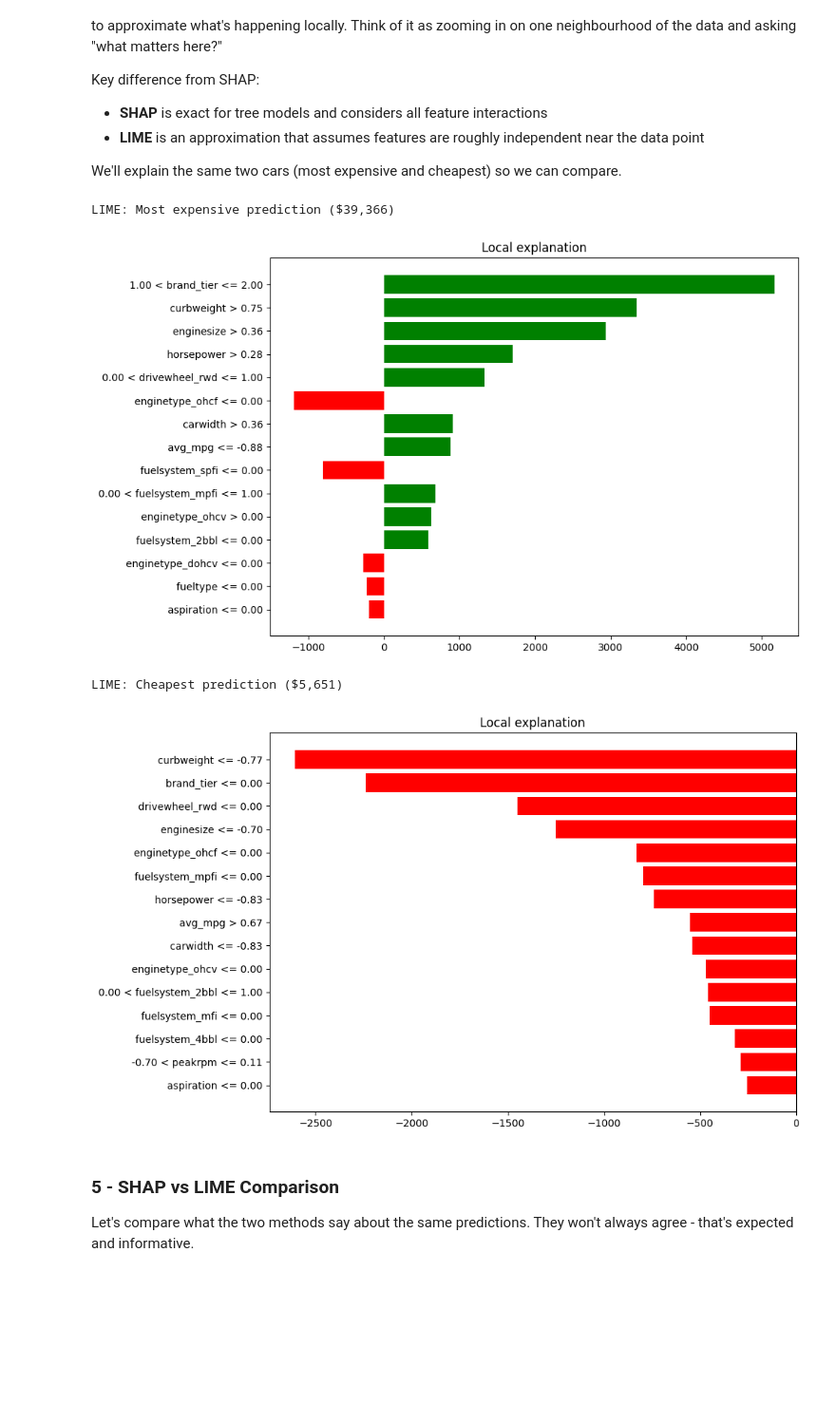
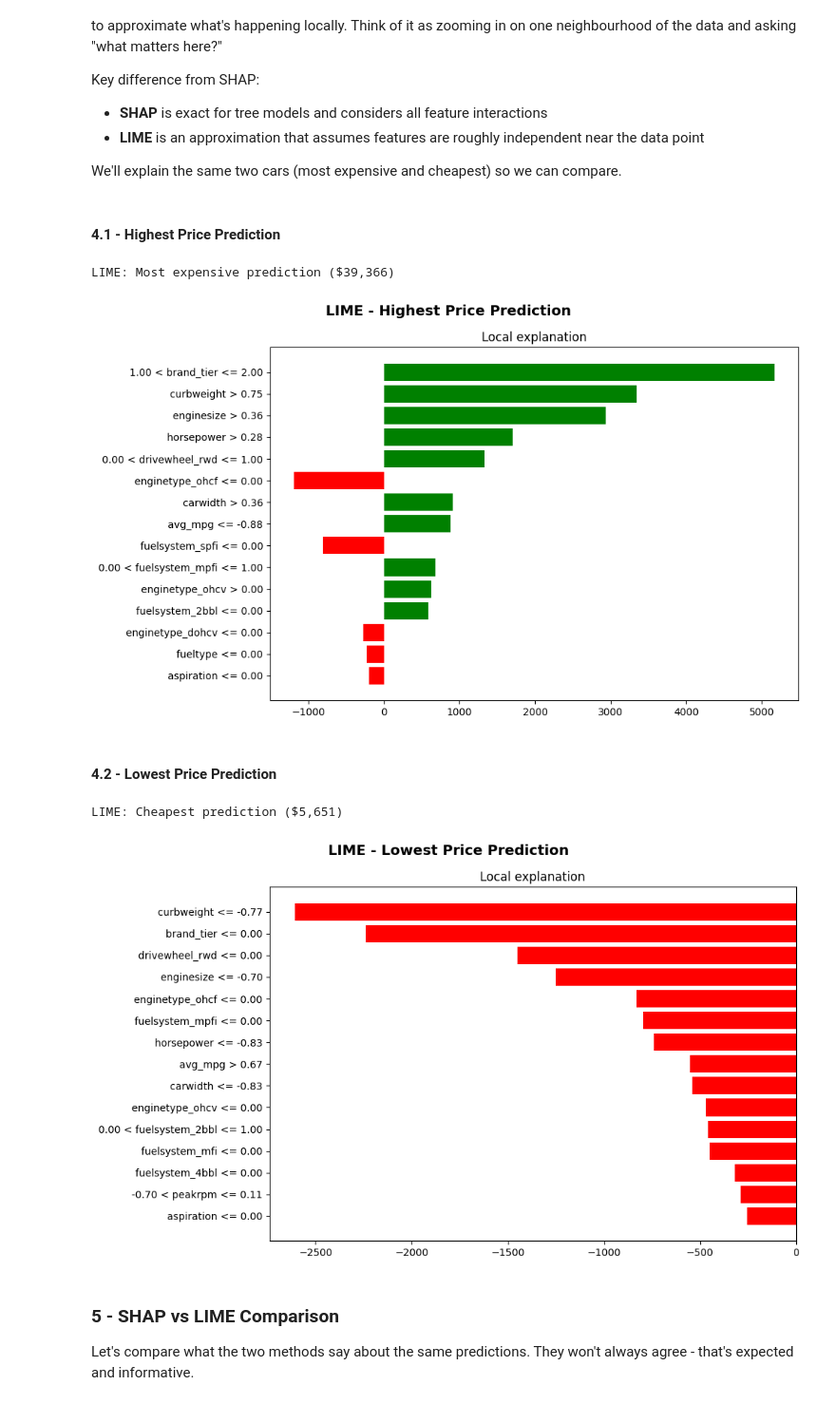
Before and after one commit to krauseannelize/ml-car-price-prediction, a Jupyter notebook: notebooks/08-explainability.ipynb, the cells around one changed output. Shown at 95% size. Saved outputs shown, nothing was run; the diff lists cells and outputs as text; code cells hidden in the pictures; blank space fills up the shorter version.

```diff
--- a/notebooks/08-explainability.ipynb
+++ b/notebooks/08-explainability.ipynb
@@ -135,6 +151,8 @@ lime_explainer = lime.lime_tabular.LimeTabularExplainer(
     mode="regression",
     random_state=42,
 )
+# %% [markdown]
+#### 4.1 - Highest Price Prediction
 # %%
 print(f"LIME: Most expensive prediction (${y_pred[idx_expensive]:,.0f})")
 exp_expensive = lime_explainer.explain_instance(
@@ -143,28 +161,32 @@ exp_expensive = lime_explainer.explain_instance(
     num_features=15,
 )
 fig = exp_expensive.as_pyplot_figure()
+fig.suptitle("LIME - Highest Price Prediction", fontsize=14, fontweight="bold")
 fig.set_size_inches(10, 6)
 plt.tight_layout()
 plt.savefig("../visualizations/lime-expensive.png", dpi=150, bbox_inches="tight")
 plt.show()
 # %% [output]
 LIME: Most expensive prediction ($39,366)
-[figure, old version]
+[figure, new version]
+# %% [markdown]
+#### 4.2 - Lowest Price Prediction
 # %%
 print(f"LIME: Cheapest prediction (${y_pred[idx_cheap]:,.0f})")
 exp_cheap = lime_explainer.explain_instance(
     X_test.iloc[idx_cheap].values,
     model.predict,
     num_features=15,
 )
 fig = exp_cheap.as_pyplot_figure()
+fig.suptitle("LIME - Lowest Price Prediction", fontsize=14, fontweight="bold")
 fig.set_size_inches(10, 6)
 plt.tight_layout()
 plt.savefig("../visualizations/lime-cheap.png", dpi=150, bbox_inches="tight")
 plt.show()
 # %% [output]
 LIME: Cheapest prediction ($5,651)
-[figure, old version]
+[figure, new version]
 # %% [markdown]
 ### 5 - SHAP vs LIME Comparison
 
```
Also changed, not shown: parts of 12 cells of this notebook, 3 other files.
